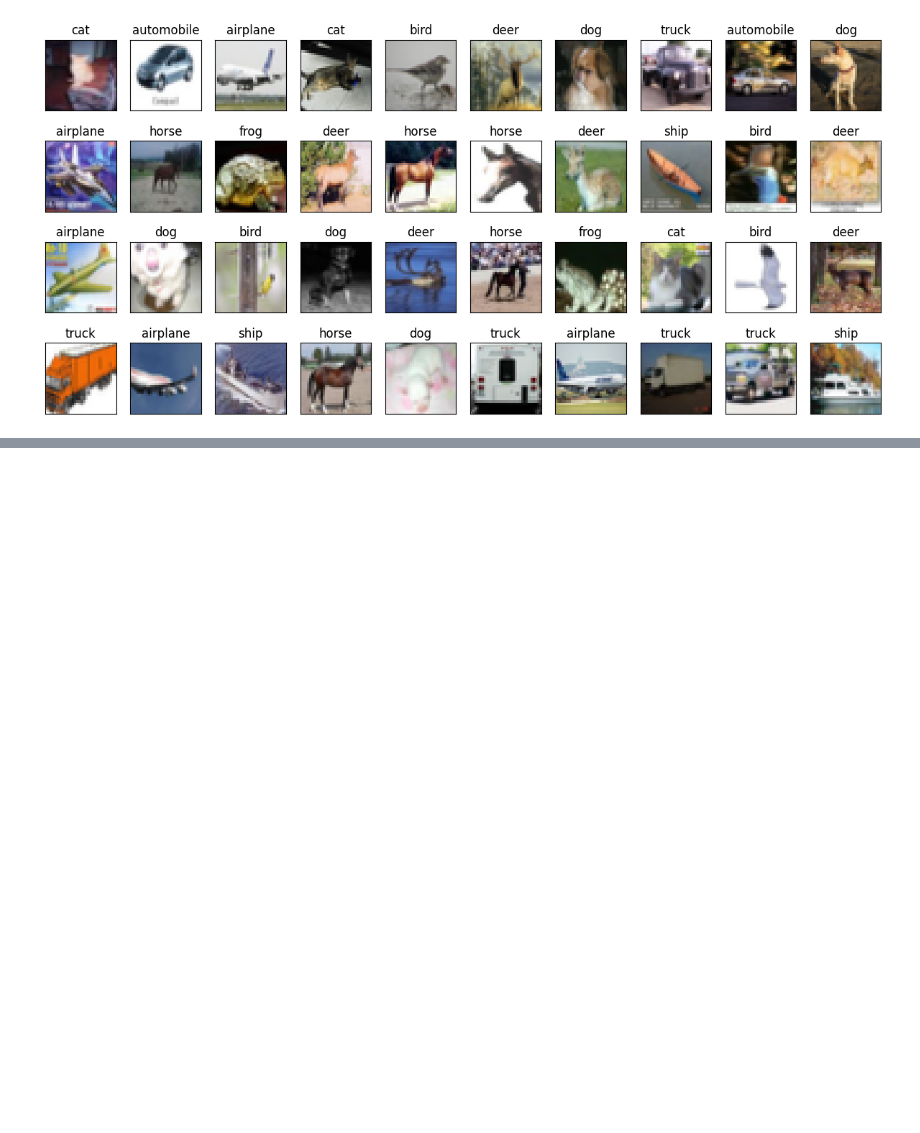
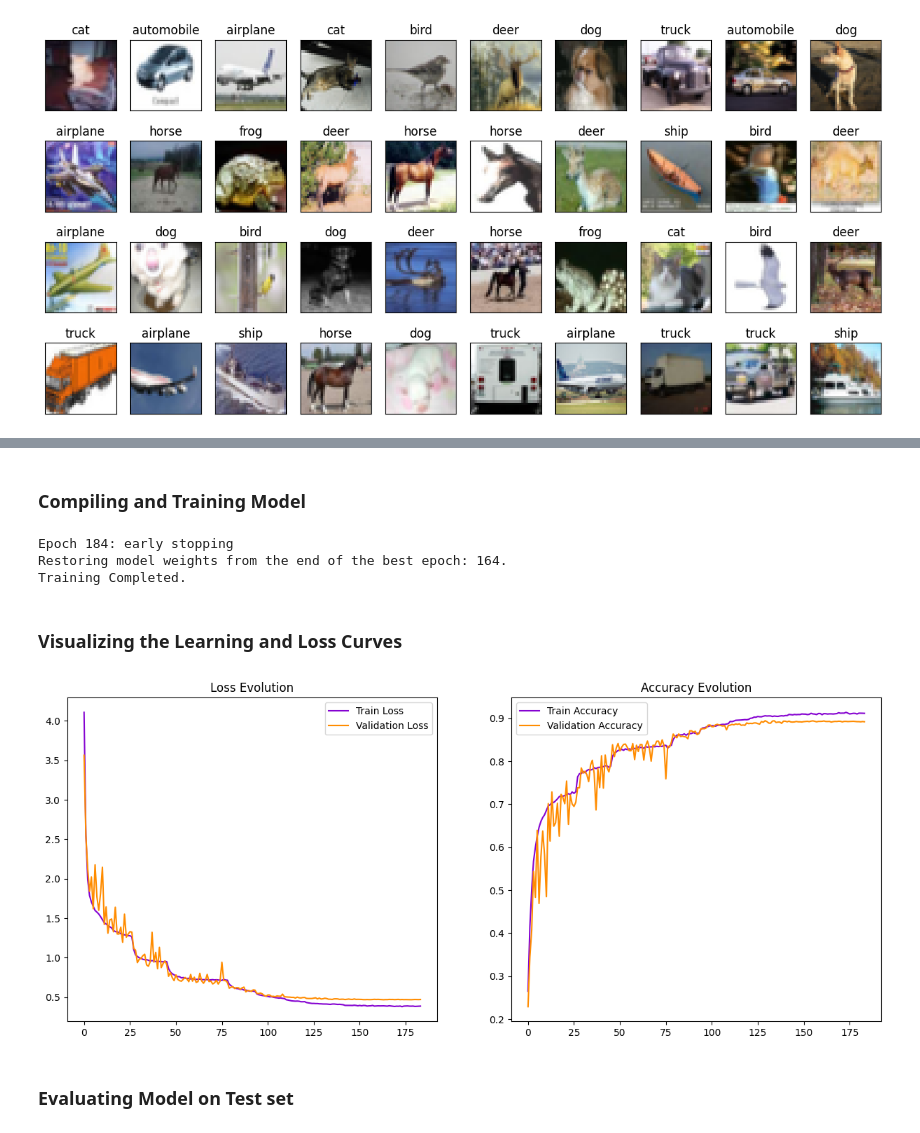
Before and after one commit to narpat78/Image-Classification-using-CNN, a Jupyter notebook: CIFAR_10_Image_Classification_using_CNN.ipynb, the cells around one changed output, grey strips where cells are left out. Cells and saved outputs as stored; diff of their text form; code cells hidden in the pictures; blank space fills up the shorter version.

Commit message:
model built

```diff
--- a/CIFAR_10_Image_Classification_using_CNN.ipynb
+++ b/CIFAR_10_Image_Classification_using_CNN.ipynb
@@ -235,0 +93,5 @@ Test Loss:     0.669143795967102
+# %%
+# Normalize the data
+X_train = X_train/255
+X_test  = X_test/255
+X_valid = X_valid/255
@@ -235,0 +176,44 @@ Test Loss:     0.669143795967102
+# %% [markdown]
+### Compiling and Training Model
+# %%
+# callbacks
+reduce_lr = ReduceLROnPlateau(monitor='val_loss', factor=0.5, patience=5, min_lr=1e-6)
+early_stopping = EarlyStopping(monitor='val_loss', patience=20, restore_best_weights=True, verbose=1)
+# %%
+# compiling the model
+optimizer = Adam(learning_rate=0.001)
+model.compile(optimizer=optimizer, loss='sparse_categorical_crossentropy', metrics=['accuracy'])
+
+# training the model
+history = model.fit(X_train, y_train, batch_size=64, epochs=300, validation_data=(X_valid, y_valid),
+                    callbacks=[reduce_lr, early_stopping], verbose=0)
+print('Training Completed.')
+# %% [output]
+Epoch 184: early stopping
+Restoring model weights from the end of the best epoch: 164.
+Training Completed.
+# %% [markdown]
+### Visualizing the Learning and Loss Curves
+# %%
+# plotting loss and accuracy
+plt.figure(figsize=(15,6))
+
+# plotting the training and validation loss
+plt.subplot(1, 2, 1)
+plt.plot(model.history.history['loss'], label='Train Loss', color='#8502d1')
+plt.plot(model.history.history['val_loss'], label='Validation Loss', color='darkorange')
+plt.legend()
+plt.title('Loss Evolution')
+
+# plotting the training and validation accuracy
+plt.subplot(1, 2, 2)
+plt.plot(model.history.history['accuracy'], label='Train Accuracy', color='#8502d1')
+plt.plot(model.history.history['val_accuracy'], label='Validation Accuracy', color='darkorange')
+plt.legend()
+plt.title('Accuracy Evolution')
+
+plt.show()
+# %% [output]
+[figure, added]
+# %% [markdown]
+### Evaluating Model on Test set
```
Also changed, not shown: parts of 51 cells of this notebook.
